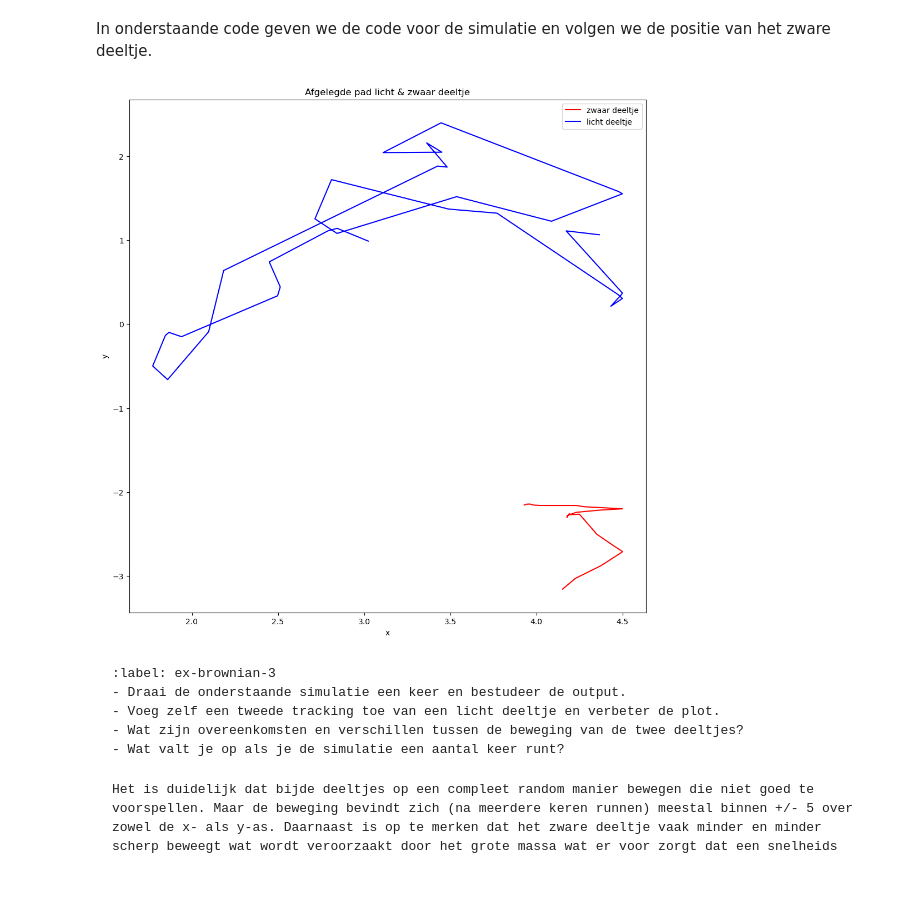
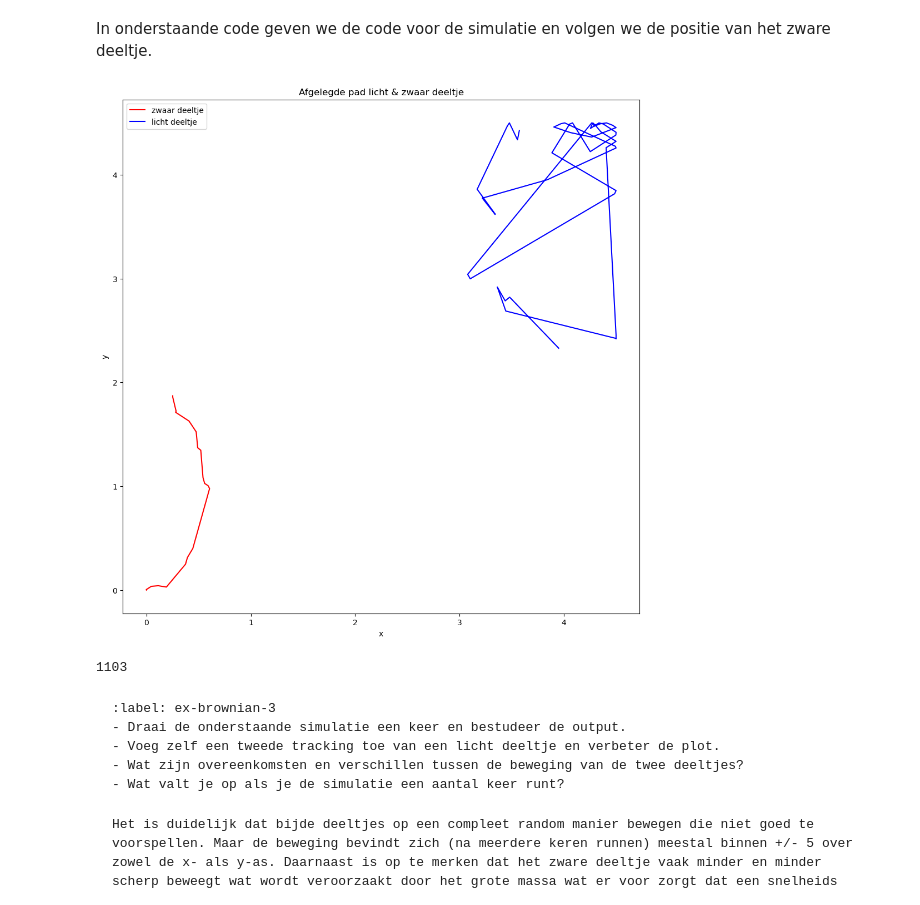
Before and after one commit to IshaSchneiders/69, a Jupyter notebook: Content/PySim/4_brownianmotion.ipynb, the cells around one changed output. Saved outputs shown, nothing was run; the diff lists cells and outputs as text; code cells hidden in the pictures.

````diff
--- a/Content/PySim/4_brownianmotion.ipynb
+++ b/Content/PySim/4_brownianmotion.ipynb
@@ -146,14 +146,19 @@ def particle_collision(p1: ParticleClass, p2: ParticleClass):
     p1.v -= 2 * m2 / (m1 + m2) * dot_product / distance_squared * delta_r
     p2.v += 2 * m1 / (m1 + m2) * dot_product / distance_squared * delta_r
 
+collisions = 0
+collision_history = []
+
 def handle_collisions(particles):
 #your code/answer
     """ alle onderlinge botsingen afhandelen voor deeltjes in lijst """
+    global collisions
     num_particles = len(particles)
     for i in range(num_particles):
         for j in range(i+1, num_particles):
             if collide_detection(particles[i], particles[j]):
                 particle_collision(particles[i], particles[j])
+                collisions +=1
 #your code/answer
 # %% [markdown]
 In onderstaande code geven we de code voor de simulatie en volgen we de positie van het zware deeltje.
@@ -167,35 +172,37 @@ track_xL = []
 track_yL = []
 
 for i in range(400):
 #your code/answer
 
     for p in particles:
         p.update_position()    # Update positie
         p.boxcollision()         # Wandbotsing werkt per deeltje
 
     handle_collisions(particles)
 
 #licht deeltje track list appenden
     track_xL.append(particles[N-2].r[0])
     track_yL.append(particles[N-2].r[1])
 
 #zwaar deeltje track list appenden
     track_x.append(particles[N-1].r[0])
     track_y.append(particles[N-1].r[1])
 
-
+    collision_history.append(collisions)
 
 
 plt.figure(figsize=(12,12))
 plt.xlabel("x")
 plt.ylabel("y")
 plt.plot(track_x,track_y,'r',label="zwaar deeltje")
 plt.plot(track_xL,track_yL,'b-',label="licht deeltje")
 plt.legend()
 plt.title("Afgelegde pad licht & zwaar deeltje")
 plt.show()
+print(collisions)
 # %% [output]
-[figure, old version]
+[figure, new version]
+1103
 # %% [markdown]
 ```{exercise} Brownian motion in beeld
 :label: ex-brownian-3
````
Also changed, not shown: parts of 2 cells of this notebook.
